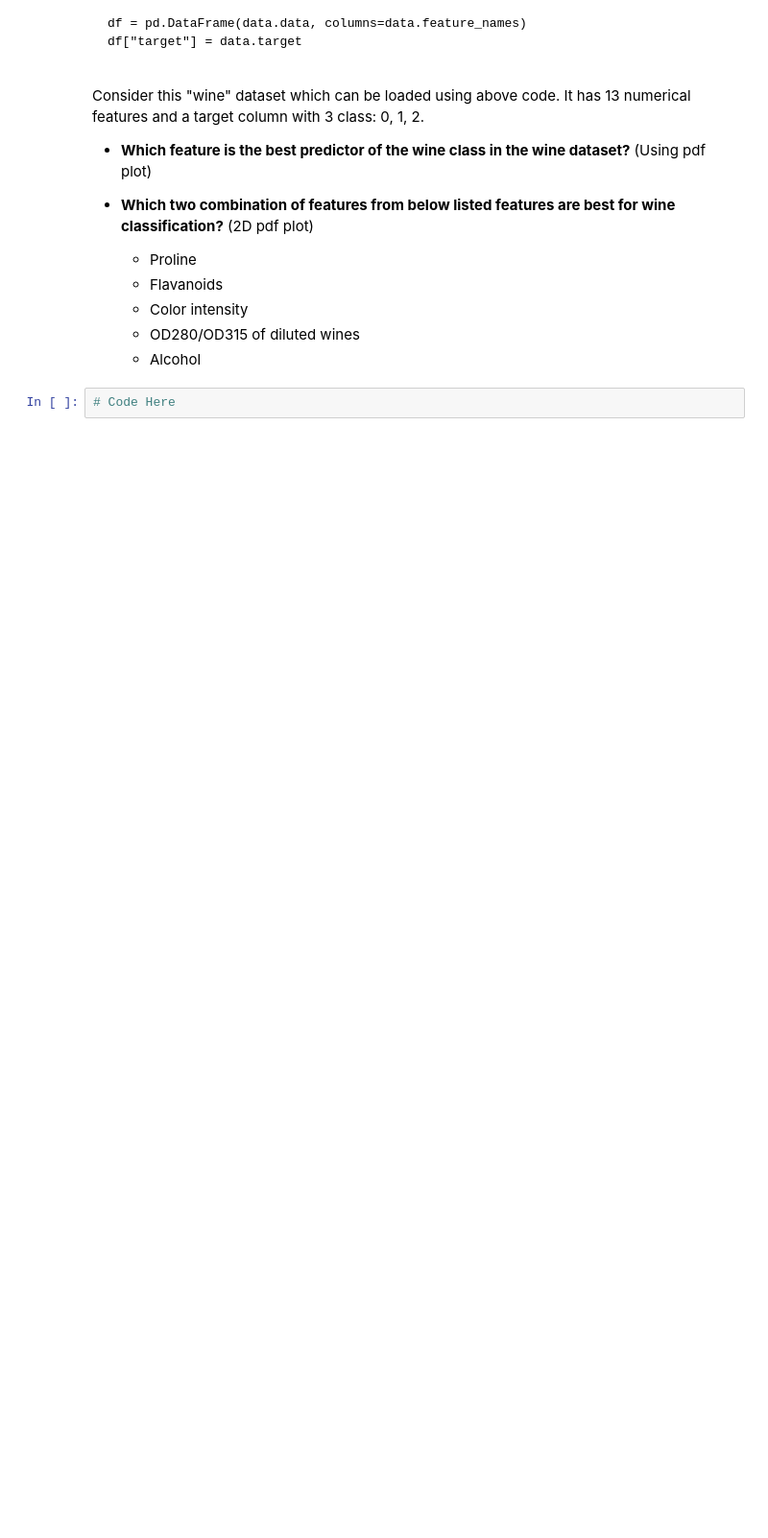
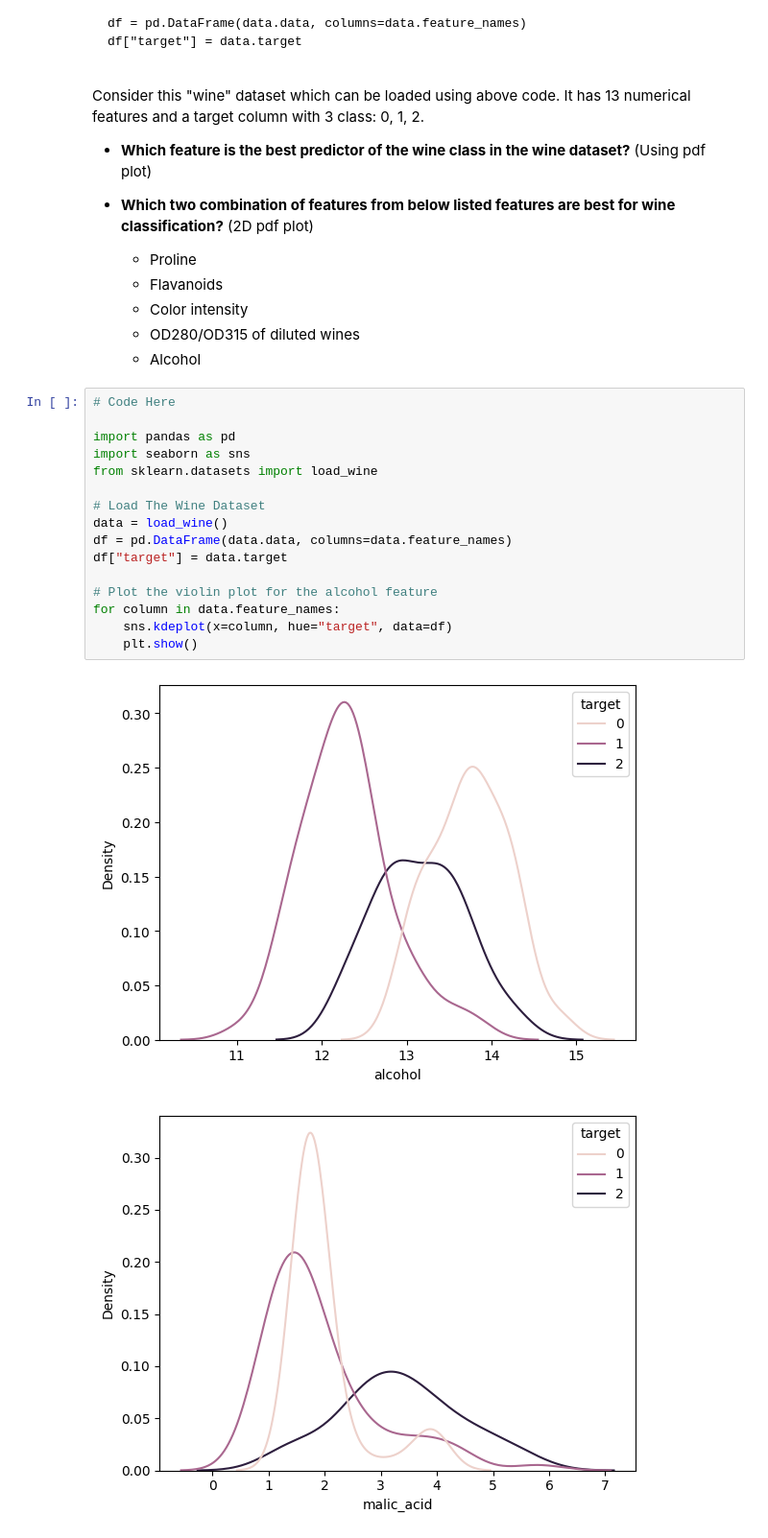
Before and after one commit to Apurba1903/Descriptive-Statistics, a Jupyter notebook: Week 19 Task 41.ipynb, the cells around one changed output. Shown at 96% size. Cells and saved outputs as stored; diff of their text form; blank space fills up the shorter version.

```diff
--- a/Week 19 Task 41.ipynb
+++ b/Week 19 Task 41.ipynb
@@ -66,5 +437,22 @@ Consider this "wine" dataset which can be loaded using above code. It has 13 num
     * Color intensity
     * OD280/OD315 of diluted wines
     * Alcohol
-# %%
-# Code Here
+# %%
+# Code Here
+
+import pandas as pd
+import seaborn as sns
+from sklearn.datasets import load_wine
+
+# Load The Wine Dataset
+data = load_wine()
+df = pd.DataFrame(data.data, columns=data.feature_names)
+df["target"] = data.target
+
+# Plot the violin plot for the alcohol feature
+for column in data.feature_names:
+    sns.kdeplot(x=column, hue="target", data=df)
+    plt.show()
+# %% [output]
+[figure, added]
+[figure, added]
```
Also changed, not shown: parts of 19 cells of this notebook.
